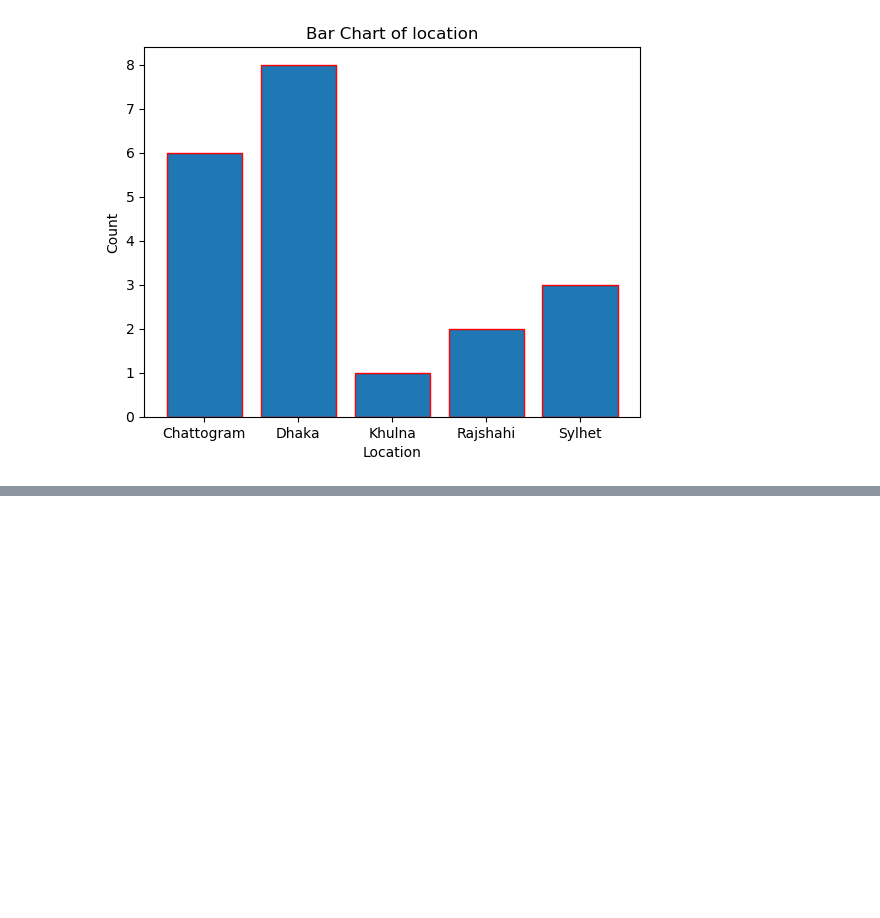
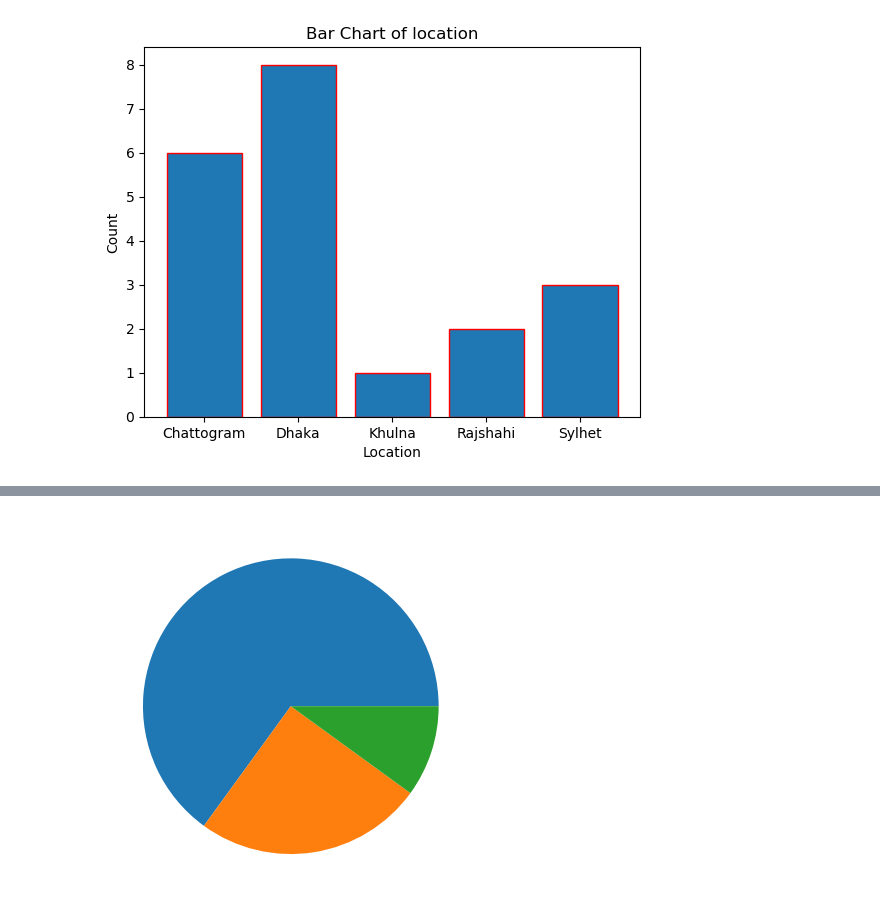
Before and after one commit to rabeyanoor/AI-ML, a Jupyter notebook: Week-4/Module_15.ipynb, the cells around one changed output, grey strips where cells are left out. Saved outputs shown, nothing was run; the diff lists cells and outputs as text; code cells hidden in the pictures; blank space fills up the shorter version.

```diff
--- a/Week-4/Module_15.ipynb
+++ b/Week-4/Module_15.ipynb
@@ -408,0 +431,5 @@ plt.show()
+# %%
+plt.pie(status)
+plt.show()  # show() eta use korar pore garbage lekha gulo ckole gace
+# %% [output]
+[figure, added]
```
Also changed, not shown: parts of 7 cells of this notebook.
